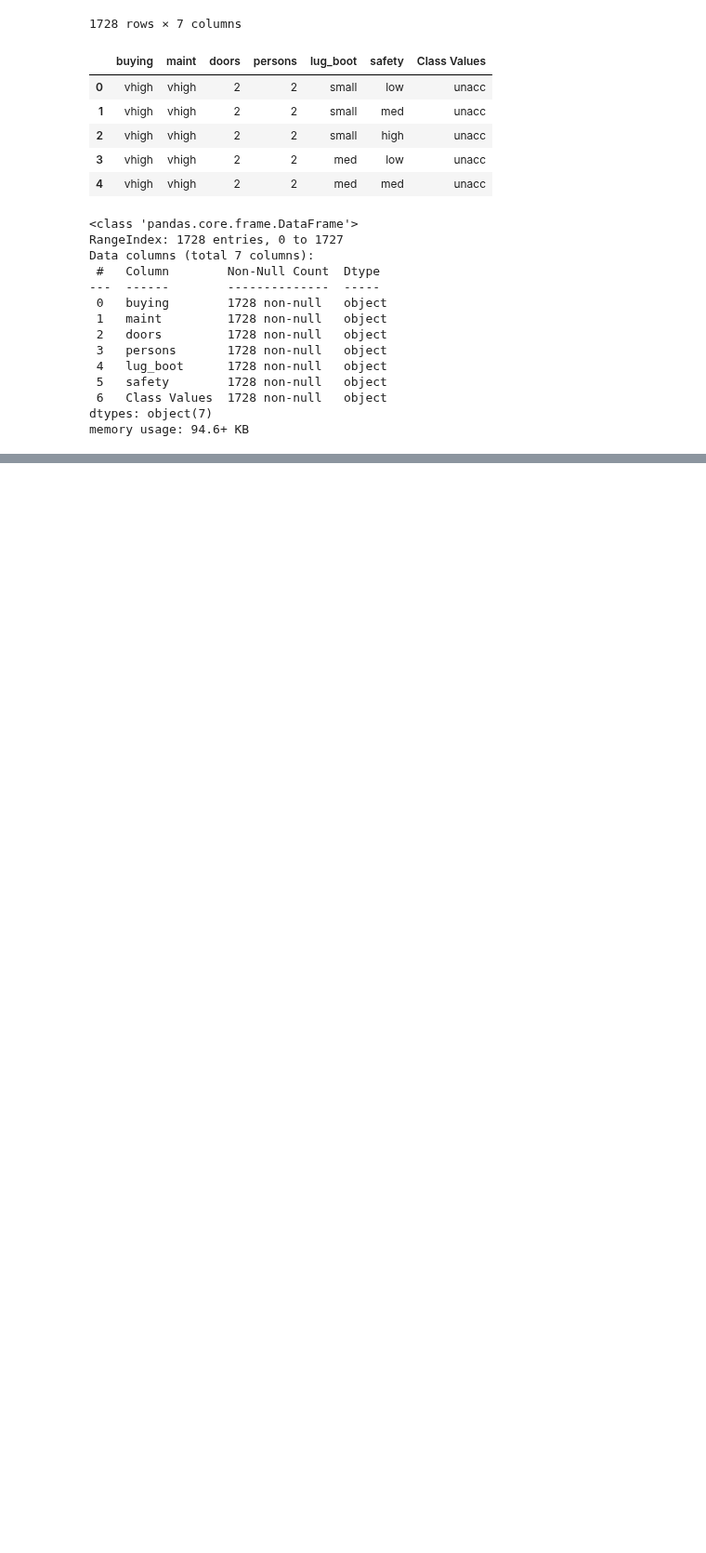
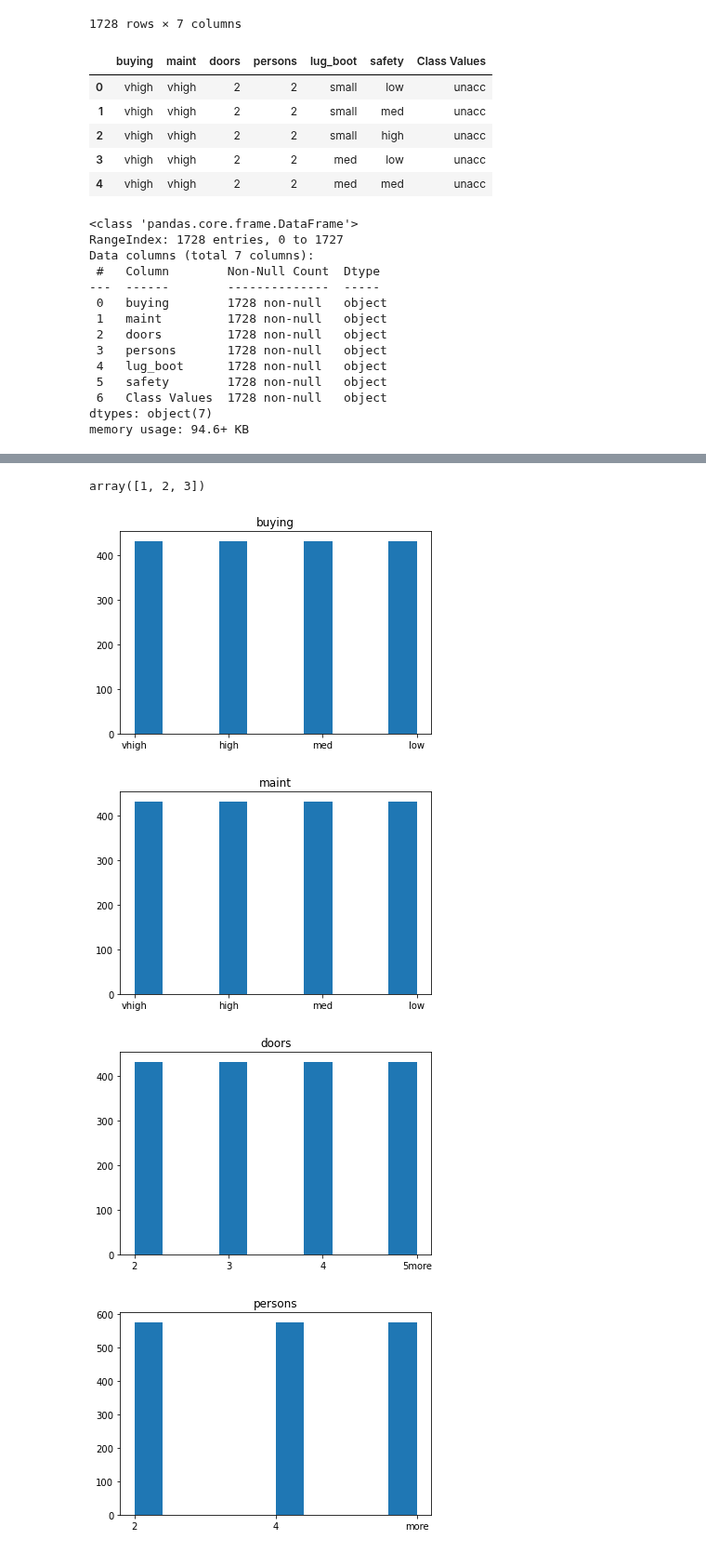
Before and after one commit to EuniceOyeniyi/stive_exercises, a Jupyter notebook: Chapter 02/02. Clustering/06. Trees/decisiontreecar.ipynb, the cells around one changed output, grey strips where cells are left out. Shown at 93% size. Drawn from its saved outputs; the diff is of its cells as text; code cells hidden in the pictures; blank space fills up the shorter version.

```diff
--- a/Chapter 02/02. Clustering/06. Trees/decisiontreecar.ipynb
+++ b/Chapter 02/02. Clustering/06. Trees/decisiontreecar.ipynb
@@ -63,0 +67,4 @@ memory usage: 94.6+ KB
+# %%
+oe = OrdinalEncoder()
+# %%
+oe.fit(df)
@@ -63,0 +91,15 @@ memory usage: 94.6+ KB
+# %%
+new_df['lug_boot'].unique()
+# %% [output]
+array([1, 2, 3])
+# %%
+import matplotlib.pyplot as plt
+for col_name in df.columns:
+        plt.figure()
+        plt.hist(df[col_name])
+        plt.title(col_name)
+# %% [output]
+[figure, added]
+[figure, added]
+[figure, added]
+[figure, added]
```
Also changed, not shown: parts of 21 cells of this notebook, 4 other files.
